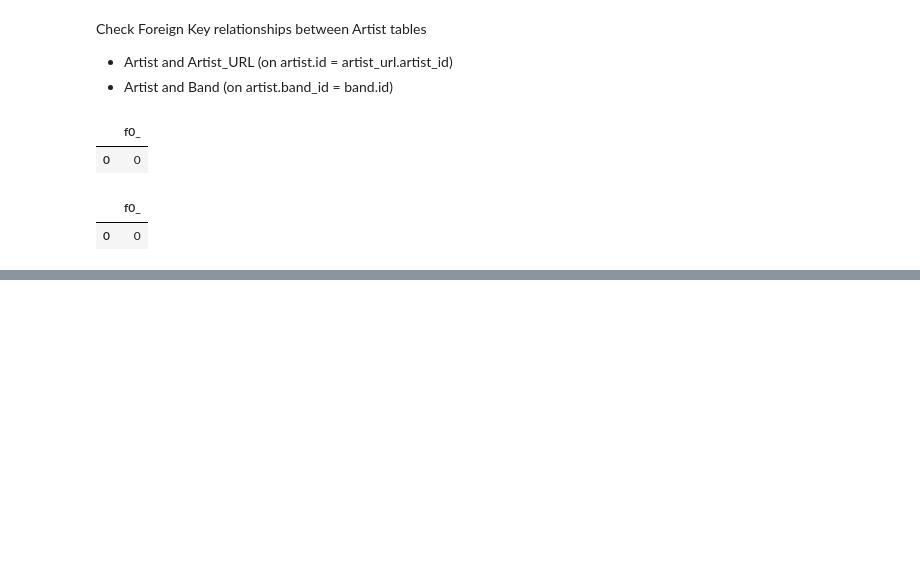
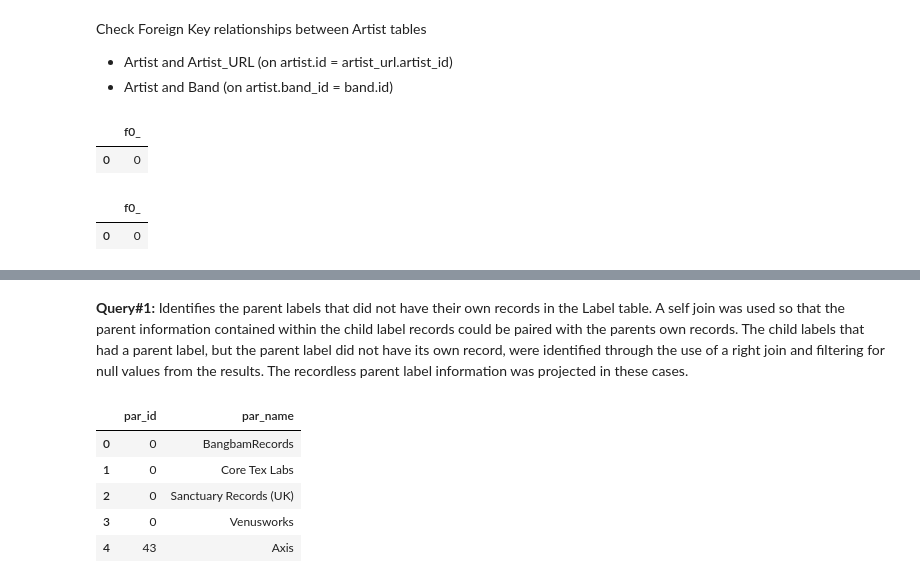
Before and after one commit to eiler-s/musicDatabase, a Jupyter notebook: discogs_modeled.ipynb, the cells around one changed output, grey strips where cells are left out. Cells and saved outputs as stored; diff of their text form; code cells hidden in the pictures; blank space fills up the shorter version.

```diff
--- a/discogs_modeled.ipynb
+++ b/discogs_modeled.ipynb
@@ -265,0 +280,18 @@ where b.id is null
+# %% [markdown]
+**Query#1:** Identifies the parent labels that did not have their own records in the Label table. A self join was used so that the parent information contained within the child label records could be paired with the parents own records. The child labels that had a parent label, but the parent label did not have its own record, were identified through the use of a right join and filtering for null values from the results. The recordless parent label information was projected in these cases.
+# %%
+%%bigquery
+select distinct l2.par_id, l2.par_name
+from discogs_modeled.Label l1 right join discogs_modeled.Label l2
+on l1.label_id = l2.par_id
+where l1.label_id is null and l2.par_name is not null
+
+order by l2.par_id, l2.par_name
+limit 5
+# %% [output]
+|  | par_id | par_name |
+| 0 | 0 | BangbamRecords |
+| 1 | 0 | Core Tex Labs |
+| 2 | 0 | Sanctuary Records (UK) |
+| 3 | 0 | Venusworks |
+| 4 | 43 | Axis |
```
Also changed, not shown: parts of 28 cells of this notebook.
